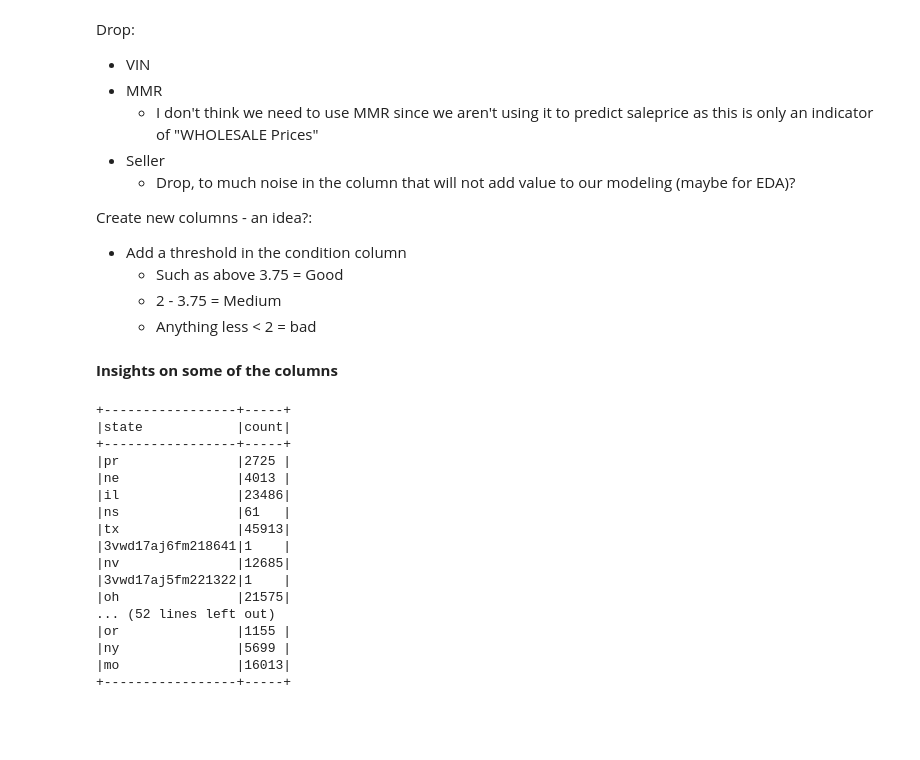
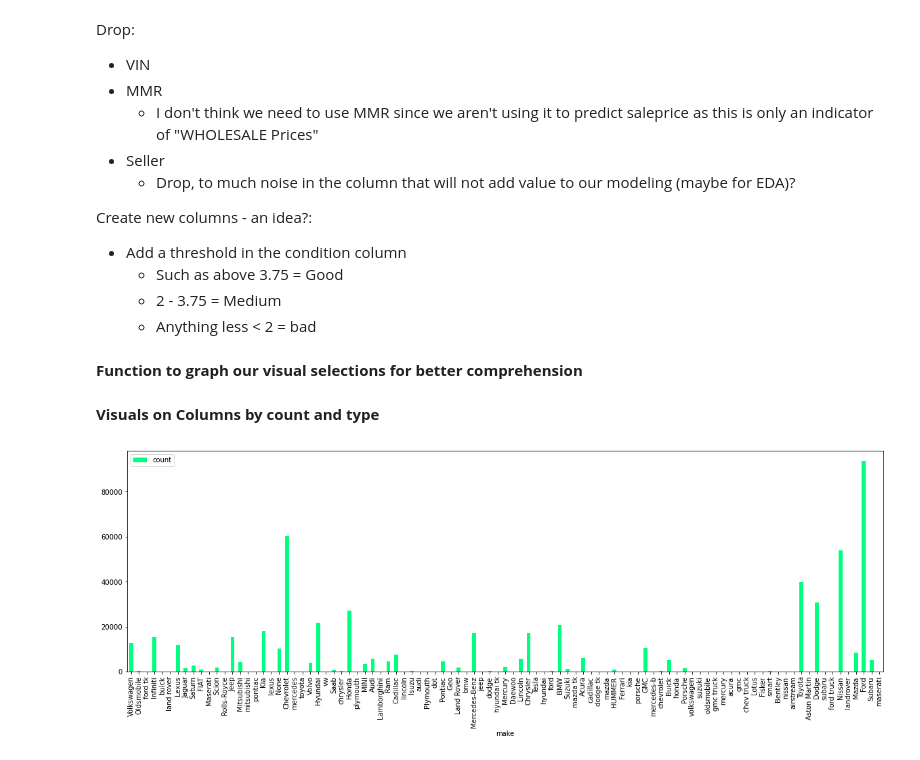
Before and after one commit to iamAngelSH/Used_Car_Project, a Jupyter notebook: Modeling_Linear_angel.ipynb, the cells around one changed output. Cells and saved outputs as stored; diff of their text form; code cells hidden in the pictures; blank space fills up the shorter version.

Commit message:
Visuals for select statement

```diff
--- a/Modeling_Linear_angel.ipynb
+++ b/Modeling_Linear_angel.ipynb
@@ -79,7 +79,7 @@ def load_data():
     if not path.is_file():
         !wget https://storage.googleapis.com/iamangelsh-public-datasets/car_prices.csv
 
-    df = spark.read.csv("car_prices.csv", header = True, schema = None, inferSchema = True) # LOAD IN DATA WITH HEADERS
+    df = spark.read.csv("car_prices.csv", header = True, sep=",", inferSchema = True) # LOAD IN DATA WITH HEADERS
 
     return df
 
@@ -144,26 +144,26 @@ Create new columns - an idea?:
     - Such as above 3.75 =  Good
     - 2 - 3.75 = Medium
     - Anything less < 2 = bad
+# %% [markdown]
+**Function to graph our visual selections for better comprehension**
+# %%
+def plot_basic_visuals(df, col_name: str):
+    '''
+    Parameters:
+    - PySpark Dataframe with only 2 columns
+    - Column name that we want to plot (as a string)
+
+    Uses:
+    - Function will select desired column, group by column and count each type
+    - Function will convert PySpark Dataframe into a Pandas Dataframe
+    - Will then plot x and y
+    '''
+    df = df.select([col_name]).groupBy(col_name).count()
+    pandas_df = df.toPandas()
+    pandas_df.plot(kind='bar', x=pandas_df.columns[0], y=pandas_df.columns[1], colormap='winter_r', figsize=(20,6))
 # %% [markdown]
-**Insights on some of the columns**
+**Visuals on Columns by count and type**
-# %%
-states = df.select(['state']).groupBy('state').count()
-states.show(states.count(), truncate = False)
-# %% [output]
-+-----------------+-----+
-|state            |count|
-+-----------------+-----+
-|pr               |2725 |
-|ne               |4013 |
-|il               |23486|
-|ns               |61   |
-|tx               |45913|
-|3vwd17aj6fm218641|1    |
-|nv               |12685|
-|3vwd17aj5fm221322|1    |
-|oh               |21575|
-... (52 lines left out)
-|or               |1155 |
-|ny               |5699 |
-|mo               |16013|
-+-----------------+-----+
+# %%
+plot_basic_visuals(df, 'make')
+# %% [output]
+[figure, added]
```
Also changed, not shown: parts of 5 cells of this notebook.
